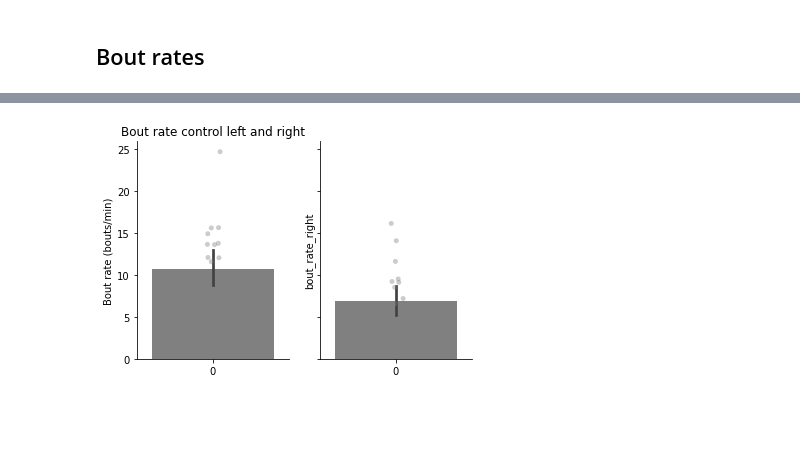
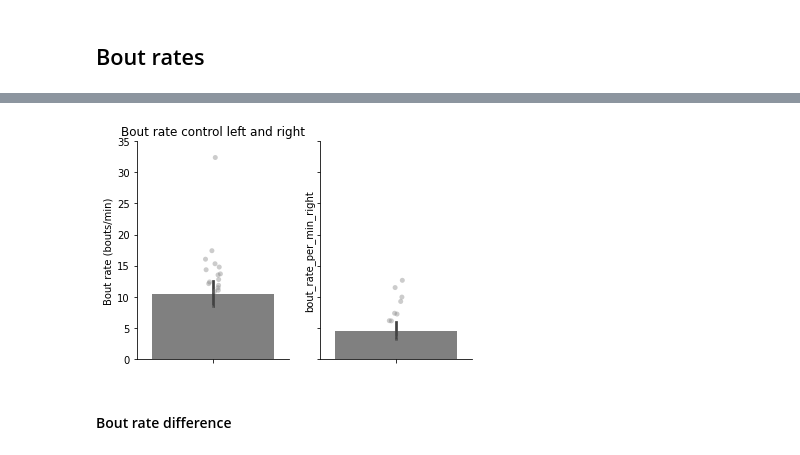
Before and after one commit to PaulaPflitsch/SleepPaper_code2023, a Jupyter notebook: Avoidance_analysis/Odor_sleep_data_oct2024.ipynb, the cells around one changed output, grey strips where cells are left out. Drawn from its saved outputs; the diff is of its cells as text; code cells hidden in the pictures; blank space fills up the shorter version.

Commit message:
corrected bout rate

```diff
--- a/Avoidance_analysis/Odor_sleep_data_oct2024.ipynb
+++ b/Avoidance_analysis/Odor_sleep_data_oct2024.ipynb
@@ -26,7 +26,7 @@ Data frame from Matlab
 4. preBout time in s
 # %%
 # change directory
-bout_rates_ctrl=pd.read_csv(r"E:\Olfaction\Preference_index_starved\complete_starvation\Pref_index_starvation_3h\bout_rates_control.csv", header=None)
+bout_rates_ctrl=pd.read_csv(r"E:\Olfaction\Prefernece_index_cadaverine\5mM_cadaverine\bout_rates_control.csv", header=None)
 print(bout_rates_ctrl)
 # %% [output]
               0   1   2        3         4
@@ -115,5 +114,0 @@ bout rate = sum time/bout count *60
-# %%
-bout_rates_ctrl['bout_count'] = bout_rates_ctrl.index
-print(bout_rates_ctrl)
-bout_rates_SD['bout_count'] = bout_rates_SD.index
-print(bout_rates_SD)
@@ -262,17 +193,19 @@ sem_bout_rate_difference_SD = sem(bout_rate_df_SD['bout_rate_difference'])
 # %%
 #a4_dims = (11.7, 8.27)
 #fig, ax = plt.subplots(figsize=a4_dims)
 fig, (ax1, ax2) = plt.subplots(1, 2, sharey=True)
-ax = sns.barplot(ax=ax1,y=left_bout_rates_ctrl['bout_rate_left'], color = "grey", orient="v")
-ax = sns.stripplot(ax=ax1,data=left_bout_rates_ctrl['bout_rate_left'], dodge=True, color="grey", alpha = 0.4,jitter = 0.05)
+ax = sns.barplot(ax=ax1,y=left_bout_rates['bout_rate_per_min_left'], color = "grey", orient="v")
+ax = sns.stripplot(ax=ax1,y="bout_rate_per_min_left", data=left_bout_rates, dodge=True, color="grey", alpha = 0.4,jitter = 0.05)
 
-ax = sns.barplot(ax=ax2, y=right_bout_rates_ctrl['bout_rate_right'], color = "grey", orient="v")
-ax = sns.stripplot(ax=ax2,data=right_bout_rates_ctrl['bout_rate_right'], dodge=True, color="grey", alpha = 0.4,jitter = 0.05)
+ax = sns.barplot(ax=ax2, y=right_bout_rates['bout_rate_per_min_right'], color = "grey", orient="v")
+ax = sns.stripplot(ax=ax2,y="bout_rate_per_min_right", data=right_bout_rates, dodge=True, color="grey", alpha = 0.4,jitter = 0.05)
 
 ax1.set_title("Bout rate control left and right")
-#ax.set_ylim(0, 65)
+ax.set_ylim(0, 35)
 ax1.set_ylabel("Bout rate (bouts/min)")
 sns.despine(right=True, bottom=False)
 fig.savefig(r"E:\Olfaction\Preference_index_cortisol\100ng_cortisol_15min\bout_rate_left_right_control.pdf")
 # %% [output]
-[figure, old version]
+[figure, new version]
+# %% [markdown]
+#### Bout rate difference
```
Also changed, not shown: parts of 22 cells of this notebook.
